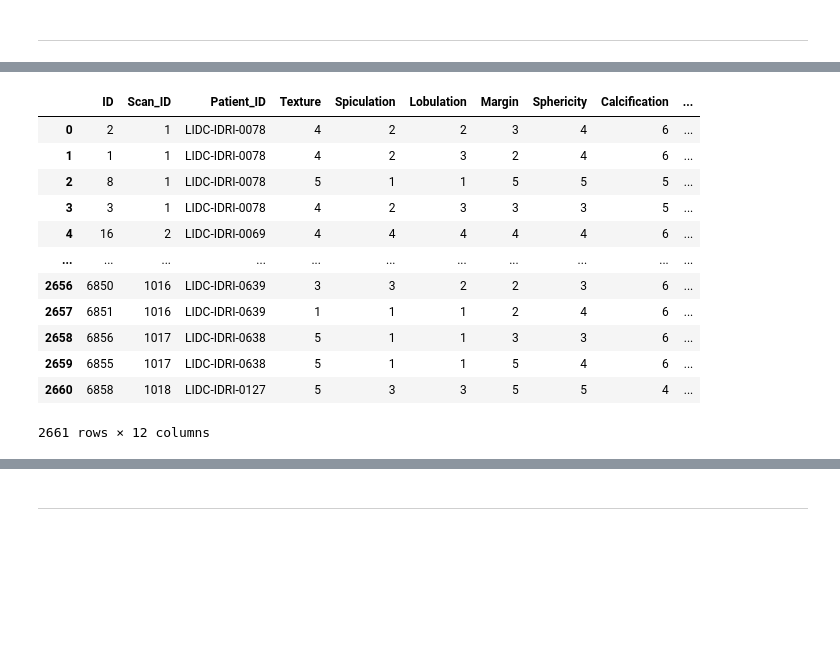
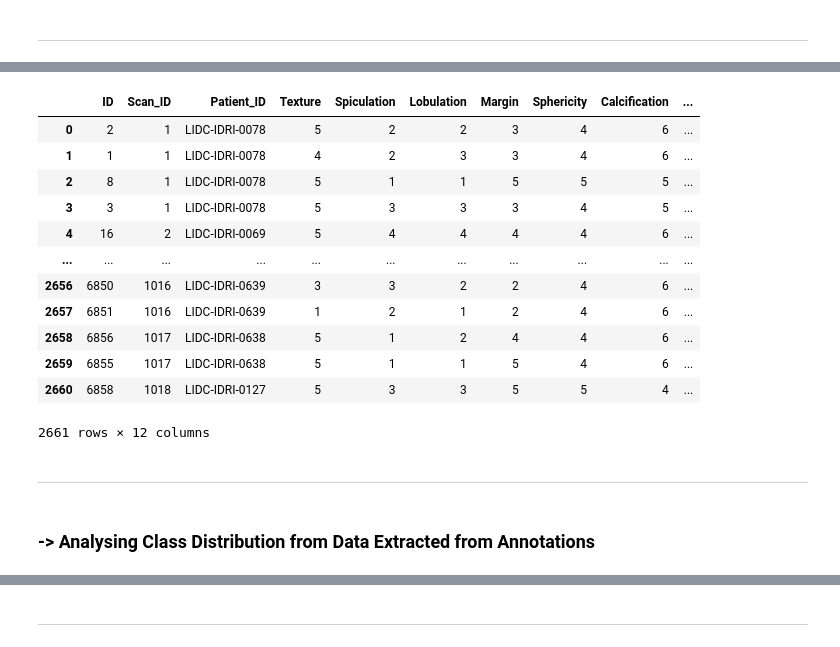
Before and after one commit to inesamorim/lung-cancer-classification, a Jupyter notebook: main.ipynb, the cells around one changed output, grey strips where cells are left out. Cells and saved outputs as stored; diff of their text form; code cells hidden in the pictures; blank space fills up the shorter version.

```diff
--- a/main.ipynb
+++ b/main.ipynb
@@ -115,15 +127,15 @@ for scan in pl.query(pl.Scan):
             "ID": nodule[0].id,
             "Scan_ID": nodule[0].scan_id,
             "Patient_ID": scan.patient_id,
-            "Texture": int(np.mean(texture_list)),
-            "Spiculation": int(np.mean(spiculation_list)),
-            "Lobulation": int(np.mean(lobulation_list)),
-            "Margin": int(np.mean(margin_list)),
-            "Sphericity": int(np.mean(sphericity_list)),
-            "Calcification": int(np.mean(calcification_list)),
-            "Internal Structure": int(np.mean(internal_structure_list)),
-            "Subtlety": int(np.mean(subtlety_list)),
-            "Malignancy": int(np.mean(malignancy_list)),
+            "Texture": round(np.mean(texture_list)),
+            "Spiculation": round(np.mean(spiculation_list)),
+            "Lobulation": round(np.mean(lobulation_list)),
+            "Margin": round(np.mean(margin_list)),
+            "Sphericity": round(np.mean(sphericity_list)),
+            "Calcification": round(np.mean(calcification_list)),
+            "Internal Structure": round(np.mean(internal_structure_list)),
+            "Subtlety": round(np.mean(subtlety_list)),
+            "Malignancy": round(np.mean(malignancy_list)),
         }
 
         patients_nodules_features.append(features)
@@ -130,19 +160,25 @@ for scan in pl.query(pl.Scan):
 # %%
 df_annotations = pd.DataFrame(patients_nodules_features)
+df_annotations.to_csv('annotations_ds.csv')
 df_annotations
 # %% [output]
 |  | ID | Scan_ID | Patient_ID | Texture | Spiculation | Lobulation | Margin | Sphericity | Calcification | ... |
-| 0 | 2 | 1 | LIDC-IDRI-0078 | 4 | 2 | 2 | 3 | 4 | 6 | ... |
-| 1 | 1 | 1 | LIDC-IDRI-0078 | 4 | 2 | 3 | 2 | 4 | 6 | ... |
+| 0 | 2 | 1 | LIDC-IDRI-0078 | 5 | 2 | 2 | 3 | 4 | 6 | ... |
+| 1 | 1 | 1 | LIDC-IDRI-0078 | 4 | 2 | 3 | 3 | 4 | 6 | ... |
 | 2 | 8 | 1 | LIDC-IDRI-0078 | 5 | 1 | 1 | 5 | 5 | 5 | ... |
-| 3 | 3 | 1 | LIDC-IDRI-0078 | 4 | 2 | 3 | 3 | 3 | 5 | ... |
-| 4 | 16 | 2 | LIDC-IDRI-0069 | 4 | 4 | 4 | 4 | 4 | 6 | ... |
+| 3 | 3 | 1 | LIDC-IDRI-0078 | 5 | 3 | 3 | 3 | 4 | 5 | ... |
+| 4 | 16 | 2 | LIDC-IDRI-0069 | 5 | 4 | 4 | 4 | 4 | 6 | ... |
 | ... | ... | ... | ... | ... | ... | ... | ... | ... | ... | ... |
-| 2656 | 6850 | 1016 | LIDC-IDRI-0639 | 3 | 3 | 2 | 2 | 3 | 6 | ... |
-| 2657 | 6851 | 1016 | LIDC-IDRI-0639 | 1 | 1 | 1 | 2 | 4 | 6 | ... |
-| 2658 | 6856 | 1017 | LIDC-IDRI-0638 | 5 | 1 | 1 | 3 | 3 | 6 | ... |
+| 2656 | 6850 | 1016 | LIDC-IDRI-0639 | 3 | 3 | 2 | 2 | 4 | 6 | ... |
+| 2657 | 6851 | 1016 | LIDC-IDRI-0639 | 1 | 2 | 1 | 2 | 4 | 6 | ... |
+| 2658 | 6856 | 1017 | LIDC-IDRI-0638 | 5 | 1 | 2 | 4 | 4 | 6 | ... |
 | 2659 | 6855 | 1017 | LIDC-IDRI-0638 | 5 | 1 | 1 | 5 | 4 | 6 | ... |
 | 2660 | 6858 | 1018 | LIDC-IDRI-0127 | 5 | 3 | 3 | 5 | 5 | 4 | ... |
 2661 rows × 12 columns
+# %% [markdown]
+---
+# %% [markdown]
+
+### -> Analysing Class Distribution from Data Extracted from Annotations
 # %%
 df_annotations.drop(["ID", "Scan_ID", "Patient_ID"], axis=1).plot(kind="hist", subplots=True, figsize=(10, 20))
```
Also changed, not shown: parts of 29 cells of this notebook, 2 other files.
